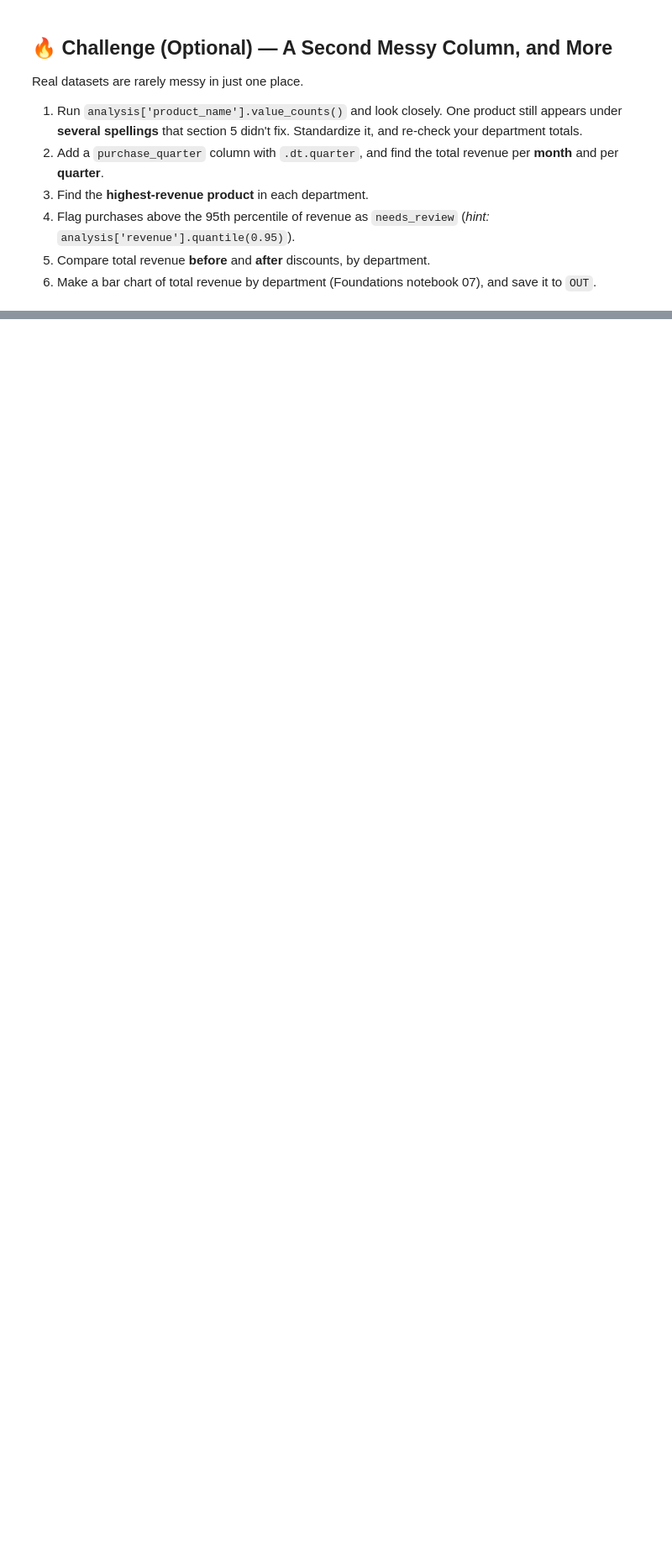
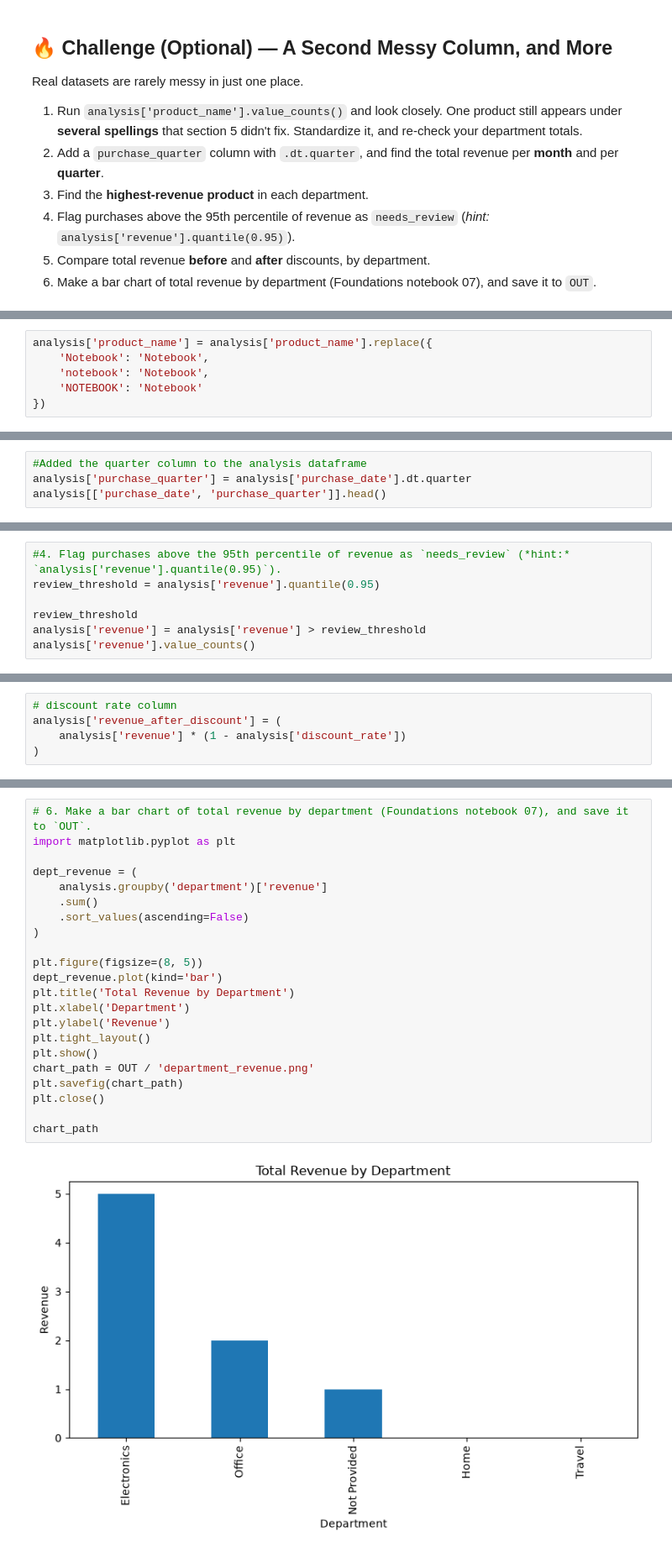
Before and after one commit to nazmunmansur/3603-data-science-mansur, a Jupyter notebook: Work/02-Assignments/06-Working_with_Data_Adv/08-Pandas_Wrangle_Lab.ipynb, the cells around one changed output, grey strips where cells are left out. Shown at 84% size. Drawn from its saved outputs; the diff is of its cells as text; blank space fills up the shorter version.

```diff
--- a/Work/02-Assignments/06-Working_with_Data_Adv/08-Pandas_Wrangle_Lab.ipynb
+++ b/Work/02-Assignments/06-Working_with_Data_Adv/08-Pandas_Wrangle_Lab.ipynb
@@ -362,0 +840,6 @@ Real datasets are rarely messy in just one place.
+# %%
+analysis['product_name'] = analysis['product_name'].replace({
+    'Notebook': 'Notebook',
+    'notebook': 'Notebook',
+    'NOTEBOOK': 'Notebook'
+})
@@ -362,0 +875,4 @@ Real datasets are rarely messy in just one place.
+# %%
+#Added the quarter column to the analysis dataframe
+analysis['purchase_quarter'] = analysis['purchase_date'].dt.quarter
+analysis[['purchase_date', 'purchase_quarter']].head()
@@ -362,0 +943,7 @@ Real datasets are rarely messy in just one place.
+# %%
+#4. Flag purchases above the 95th percentile of revenue as `needs_review` (*hint:* `analysis['revenue'].quantile(0.95)`).
+review_threshold = analysis['revenue'].quantile(0.95)
+
+review_threshold
+analysis['revenue'] = analysis['revenue'] > review_threshold
+analysis['revenue'].value_counts()
@@ -362,0 +955,5 @@ Real datasets are rarely messy in just one place.
+# %%
+# discount rate column
+analysis['revenue_after_discount'] = (
+    analysis['revenue'] * (1 - analysis['discount_rate'])
+)
@@ -362,0 +979,24 @@ Real datasets are rarely messy in just one place.
+# %%
+# 6. Make a bar chart of total revenue by department (Foundations notebook 07), and save it to `OUT`.
+import matplotlib.pyplot as plt
+
+dept_revenue = (
+    analysis.groupby('department')['revenue']
+    .sum()
+    .sort_values(ascending=False)
+)
+
+plt.figure(figsize=(8, 5))
+dept_revenue.plot(kind='bar')
+plt.title('Total Revenue by Department')
+plt.xlabel('Department')
+plt.ylabel('Revenue')
+plt.tight_layout()
+plt.show()
+chart_path = OUT / 'department_revenue.png'
+plt.savefig(chart_path)
+plt.close()
+
+chart_path
+# %% [output]
+[figure, added]
```
Also changed, not shown: parts of 57 cells of this notebook, 36 other files.
